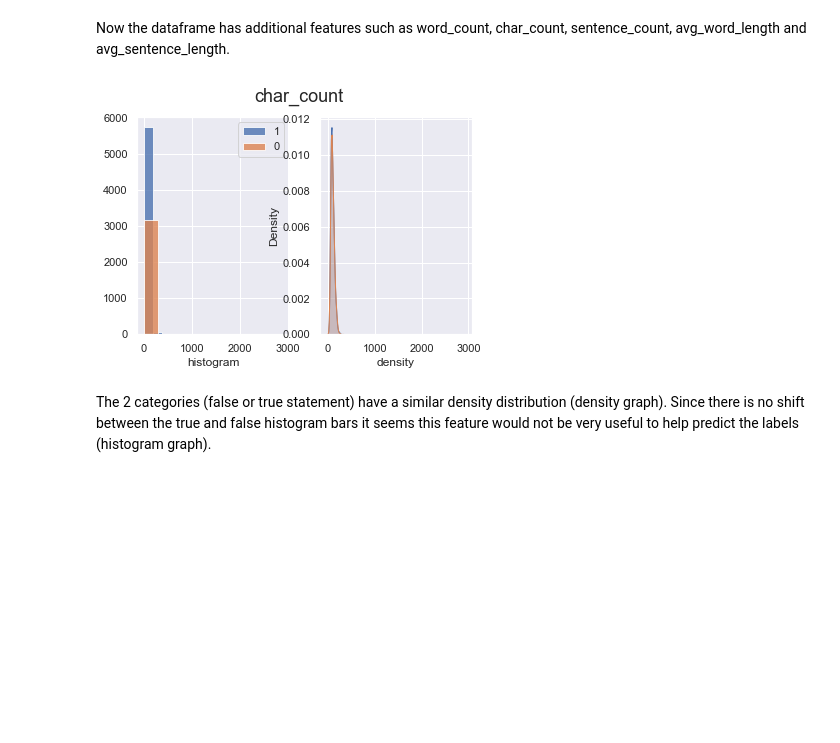
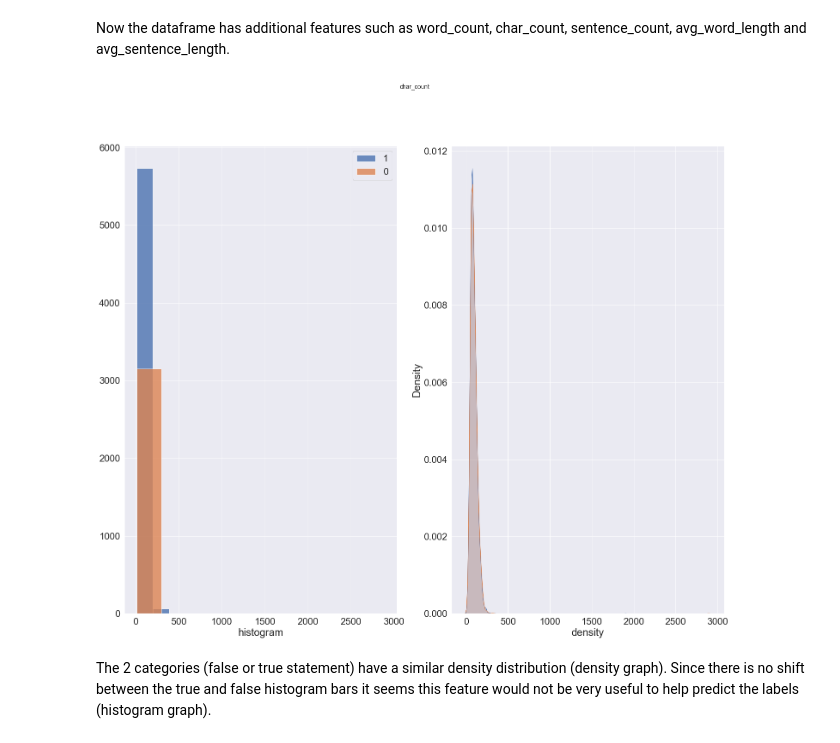
Before and after one commit to esarlin/Challenge-2-CDAW, a Jupyter notebook: Final Notebooks/Notebook 1.ipynb, the cells around one changed output. Saved outputs shown, nothing was run; the diff lists cells and outputs as text; code cells hidden in the pictures; blank space fills up the shorter version.

```diff
--- a/Final Notebooks/Notebook 1.ipynb
+++ b/Final Notebooks/Notebook 1.ipynb
@@ -109,4 +110,6 @@ Number of unique values for state information:  80
 Number of unique values for party affiliation:  24
 # %%
 sns.barplot(x='label', y='party_affiliation', data=train)
+sns.set(rc = {'figure.figsize':(50,40)})
+sns.set_theme(font_scale=15)
 # %% [output]
@@ -146,20 +148,22 @@ Now the dataframe has additional features such as word_count, char_count, senten
 # %%
 x, y = "char_count", "label"
 fig, ax = plt.subplots(nrows=1, ncols=2)
-fig.suptitle(x, fontsize=18)
+fig.suptitle(x, fontsize=14)
 for i in train[y].unique():
     sns.distplot(train[train[y]==i][x], hist=True, kde=False,
                  bins=10, hist_kws={"alpha":0.8},
                  axlabel="histogram", ax=ax[0])
     sns.distplot(train[train[y]==i][x], hist=False, kde=True,
                  kde_kws={"shade":True}, axlabel="density",
                  ax=ax[1])
+    sns.set(rc = {'figure.figsize':(25,20)})
+    sns.set_theme(font_scale=2)
 ax[0].grid(True)
 ax[0].legend(train[y].unique())
 ax[1].grid(True)
 plt.show()
 # %% [output]
-[figure, old version]
+[figure, new version]
 # %% [markdown]
 The 2 categories (false or true statement) have a similar density distribution (density graph). Since there is no shift between the true and false histogram bars it seems this feature would not be very useful to help predict the labels (histogram graph).
 # %% [markdown]
```
Also changed, not shown: parts of 6 cells of this notebook.
